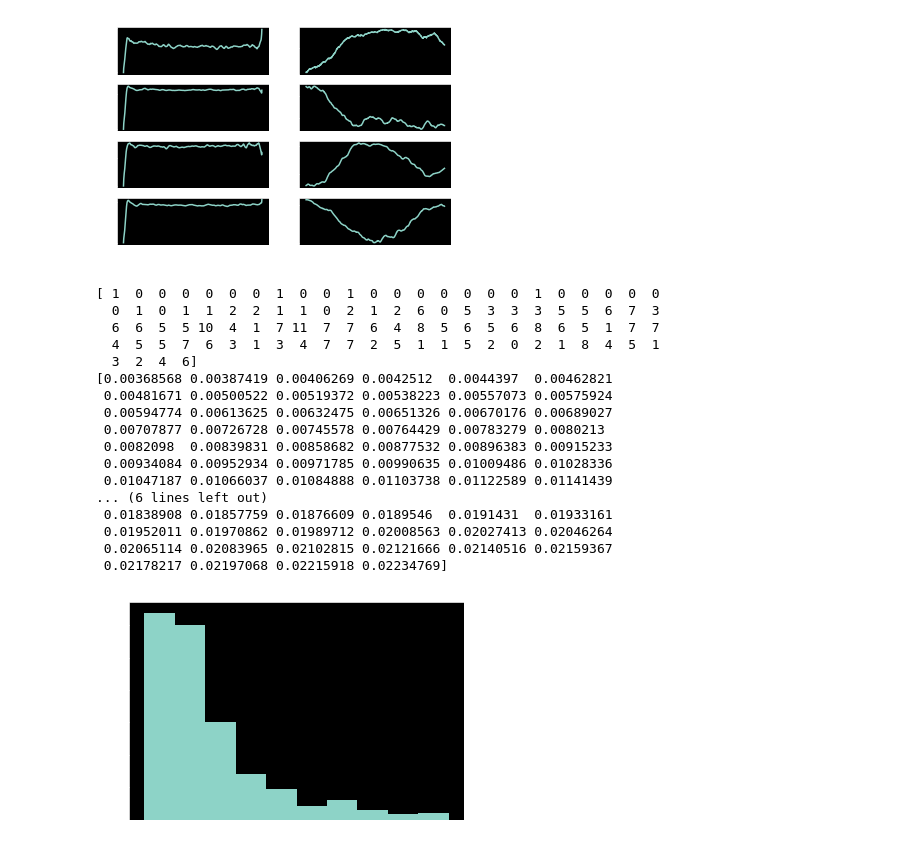
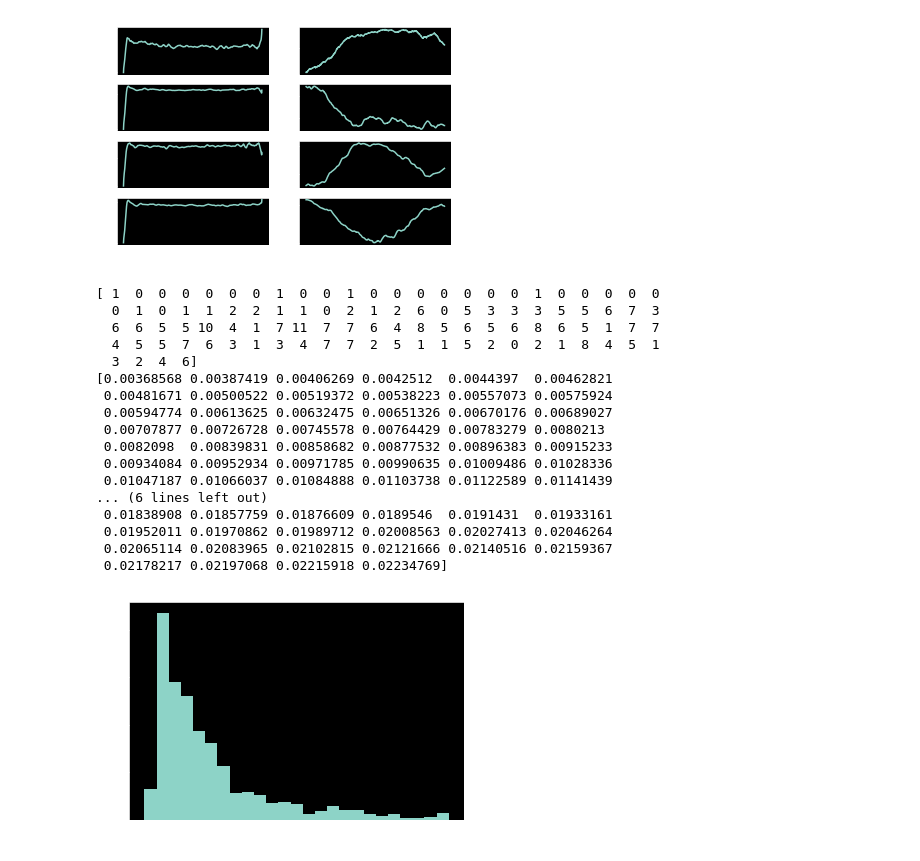
Before and after one commit to pitronicteam/pyPIDtoolbox, a Jupyter notebook: FFT.ipynb, the cells around one changed output. Saved outputs shown, nothing was run; the diff lists cells and outputs as text; code cells hidden in the pictures.

```diff
--- a/FFT.ipynb
+++ b/FFT.ipynb
@@ -68,15 +68,19 @@ print(thrData)
  [  0   0   0 ...  13  15  15]]
 [1000 1000 1000 ... 1215 1216 1217]
 # %%
-i = 105
-print(i)
+#i = 105
+#print(i)
 #fft_data=fft(data[1][512*i:], 512)
 #print(data[3][512*i:512*i+512])
 #plt.plot(fft_data[2:1000])
 #realPart=
 #plt.subplot(1,2,1)
 
-#plt.psd(data[1][512*i:512*i+512],512,2000)
+#plt.plot(np.array(range(1,256))*2000/512, np.abs(fft_data)[1:256]/512)
+#plt.subplot(1,2,2)
+#plt.plot(data[1][512*i:512*i+512])
+i=i+1
+
 plt.figure(figsize=(12, 10), dpi= 80)
 plt.subplot(3,1,1)
 plt.title('roll')
@@ -87,10 +91,6 @@ plt.psd(gyroScaleData[1],1024,2000)
 plt.subplot(3,1,3)
 plt.title('yaw')
 plt.psd(gyroScaleData[2],1024,2000)
-#plt.plot(np.array(range(1,256))*2000/512, np.abs(fft_data)[1:256]/512)
-#plt.subplot(1,2,2)
-#plt.plot(data[1][512*i:512*i+512])
-i=i+1
 # %% [output]
 105
 [figure]
@@ -233,26 +233,26 @@ print(member_count)
 [figure]
 # %%
 #print(np.var(np.array([[0,0,0,0,0],[1,1,1,1,1],[2,2,2,2,2]]), axis=1))
-plt.hist(np.var(step_response[:j], axis=1), bins=10)
+plt.hist(np.var(step_response[:j], axis=1), bins=25)
 counts, bins = np.histogram(np.var(step_response[:j], axis=1), bins=1024)
 print(counts[:100])
 print(bins[:100])
 # %% [output]
 [ 1  0  0  0  0  0  0  1  0  0  1  0  0  0  0  0  0  0  1  0  0  0  0  0
   0  1  0  1  1  2  2  1  1  0  2  1  2  6  0  5  3  3  3  5  5  6  7  3
   6  6  5  5 10  4  1  7 11  7  7  6  4  8  5  6  5  6  8  6  5  1  7  7
   4  5  5  7  6  3  1  3  4  7  7  2  5  1  1  5  2  0  2  1  8  4  5  1
   3  2  4  6]
 [0.00368568 0.00387419 0.00406269 0.0042512  0.0044397  0.00462821
  0.00481671 0.00500522 0.00519372 0.00538223 0.00557073 0.00575924
  0.00594774 0.00613625 0.00632475 0.00651326 0.00670176 0.00689027
  0.00707877 0.00726728 0.00745578 0.00764429 0.00783279 0.0080213
  0.0082098  0.00839831 0.00858682 0.00877532 0.00896383 0.00915233
  0.00934084 0.00952934 0.00971785 0.00990635 0.01009486 0.01028336
  0.01047187 0.01066037 0.01084888 0.01103738 0.01122589 0.01141439
 ... (6 lines left out)
  0.01838908 0.01857759 0.01876609 0.0189546  0.0191431  0.01933161
  0.01952011 0.01970862 0.01989712 0.02008563 0.02027413 0.02046264
  0.02065114 0.02083965 0.02102815 0.02121666 0.02140516 0.02159367
  0.02178217 0.02197068 0.02215918 0.02234769]
-[figure, old version]
+[figure, new version]
```
